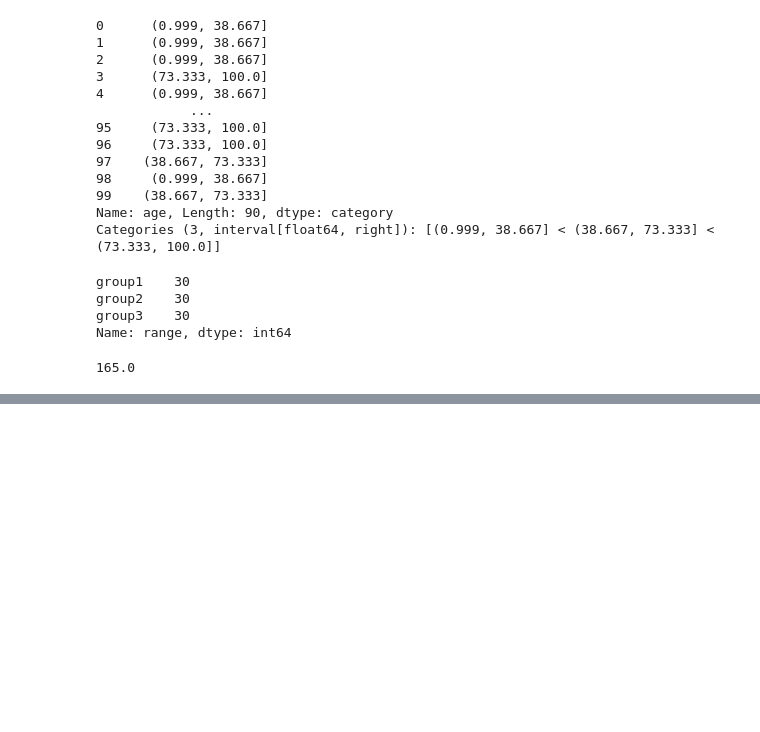
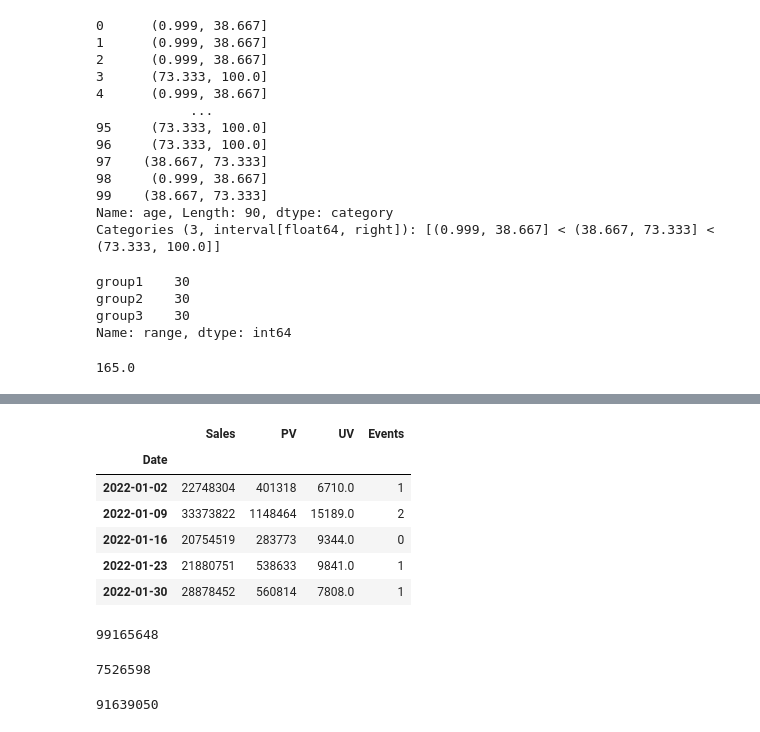
Before and after one commit to zudata/BEAKJOON, a Jupyter notebook: study/Big Data Certification study.ipynb, the cells around one changed output, grey strips where cells are left out. Saved outputs shown, nothing was run; the diff lists cells and outputs as text; code cells hidden in the pictures; blank space fills up the shorter version.

```diff
--- a/study/Big Data Certification study.ipynb
+++ b/study/Big Data Certification study.ipynb
@@ -1294,0 +1303,10 @@ print(g1_med + g2_med + g3_med)
+# %%
+# 라이브러리 및 데이터 불러오기
+import pandas as pd
+
+df = pd.read_csv('data/BDC/bdc_basic/basic2.csv', parse_dates=['Date'], index_col=0)
+
+# 아래 코드를 한줄로 표현함
+# df = pd.read_csv("../input/bigdatacertificationkr/basic2.csv")
+# df['Date'] = pd.to_datetime(df['Date'])
+# df = df.set_index('Date')
@@ -1294,0 +1331,25 @@ print(g1_med + g2_med + g3_med)
+# %%
+df_w = df.resample('W').sum()
+df_w.head()
+# %% [output]
+|  | Sales | PV | UV | Events |
+| Date |  |  |  |  |
+| 2022-01-02 | 22748304 | 401318 | 6710.0 | 1 |
+| 2022-01-09 | 33373822 | 1148464 | 15189.0 | 2 |
+| 2022-01-16 | 20754519 | 283773 | 9344.0 | 0 |
+| 2022-01-23 | 21880751 | 538633 | 9841.0 | 1 |
+| 2022-01-30 | 28878452 | 560814 | 7808.0 | 1 |
+# %%
+ma = df_w['Sales'].max()
+ma
+# %% [output]
+99165648
+# %%
+mi = df_w['Sales'].min()
+mi
+# %% [output]
+7526598
+# %%
+print(ma - mi)
+# %% [output]
+91639050
```
Also changed, not shown: parts of 3 cells of this notebook.
